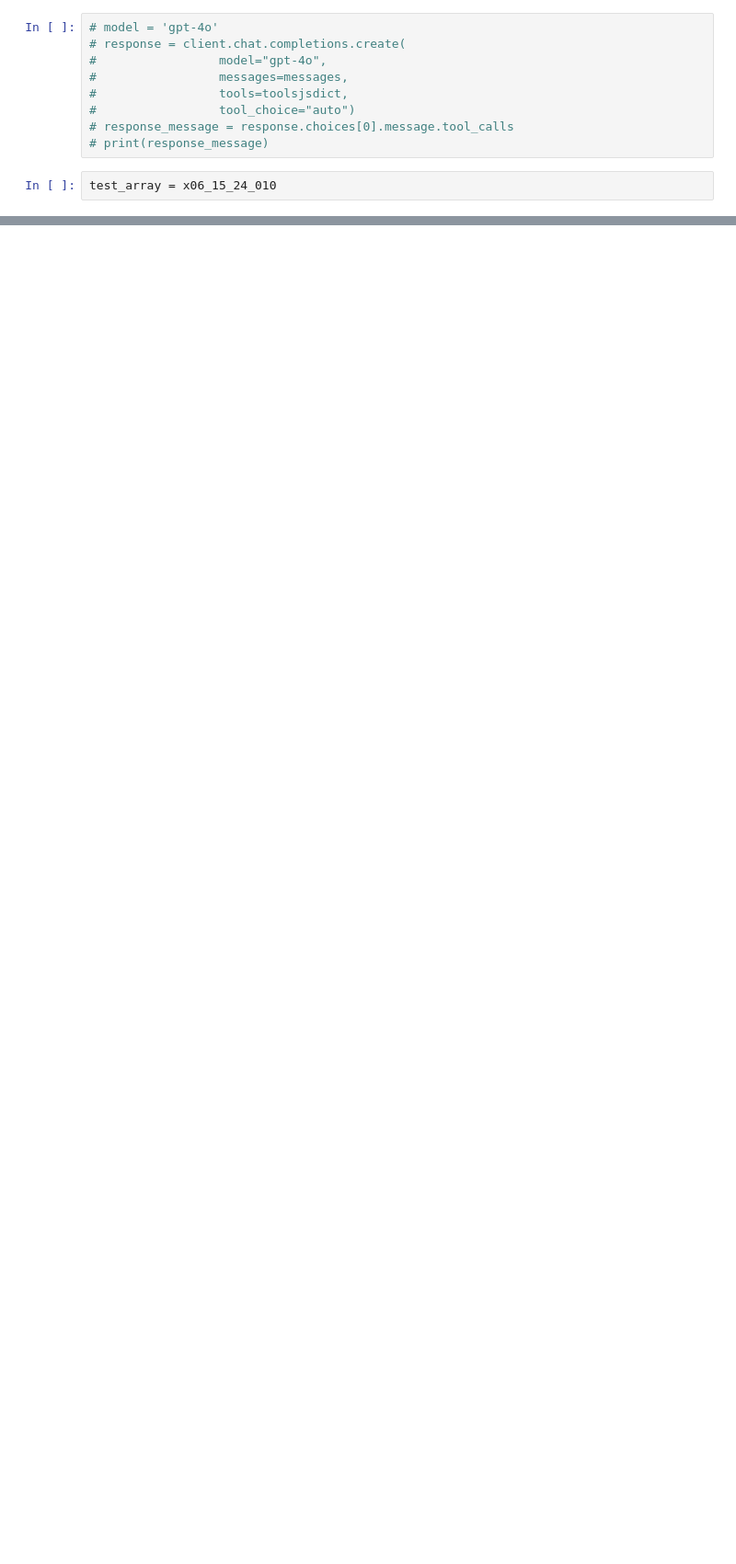
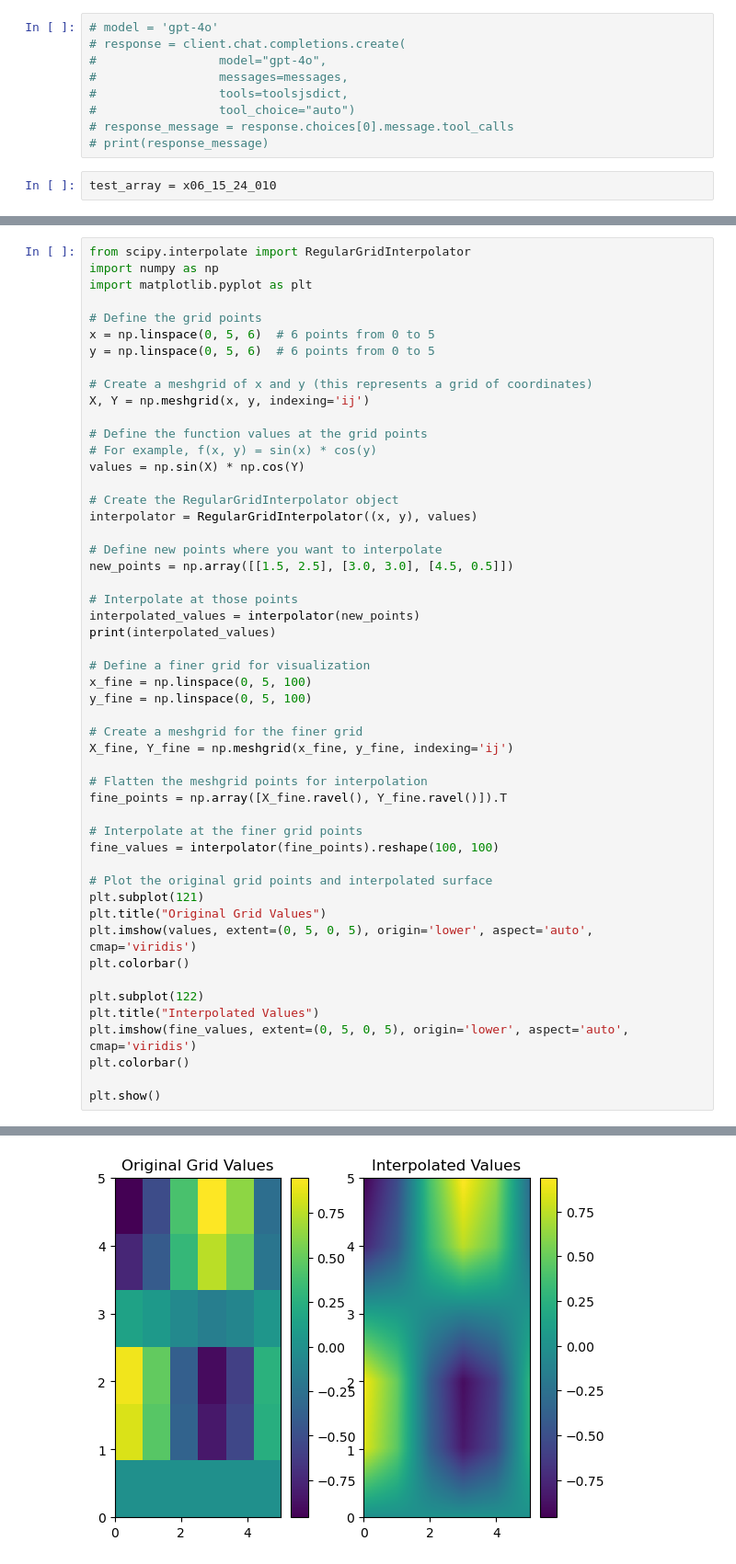
Before and after one commit to BB-84C/DataAnalysisAgent, a Jupyter notebook: Test.ipynb, the cells around one changed output, grey strips where cells are left out. Shown at 92% size. Drawn from its saved outputs; the diff is of its cells as text; blank space fills up the shorter version.

```diff
--- a/Test.ipynb
+++ b/Test.ipynb
@@ -84,0 +127,52 @@ plt.show()
+# %%
+from scipy.interpolate import RegularGridInterpolator
+import numpy as np
+import matplotlib.pyplot as plt
+
+# Define the grid points
+x = np.linspace(0, 5, 6)  # 6 points from 0 to 5
+y = np.linspace(0, 5, 6)  # 6 points from 0 to 5
+
+# Create a meshgrid of x and y (this represents a grid of coordinates)
+X, Y = np.meshgrid(x, y, indexing='ij')
+
+# Define the function values at the grid points
+# For example, f(x, y) = sin(x) * cos(y)
+values = np.sin(X) * np.cos(Y)
+
+# Create the RegularGridInterpolator object
+interpolator = RegularGridInterpolator((x, y), values)
+
+# Define new points where you want to interpolate
+new_points = np.array([[1.5, 2.5], [3.0, 3.0], [4.5, 0.5]])
+
+# Interpolate at those points
+interpolated_values = interpolator(new_points)
+print(interpolated_values)
+
+# Define a finer grid for visualization
+x_fine = np.linspace(0, 5, 100)
+y_fine = np.linspace(0, 5, 100)
+
+# Create a meshgrid for the finer grid
+X_fine, Y_fine = np.meshgrid(x_fine, y_fine, indexing='ij')
+
+# Flatten the meshgrid points for interpolation
+fine_points = np.array([X_fine.ravel(), Y_fine.ravel()]).T
+
+# Interpolate at the finer grid points
+fine_values = interpolator(fine_points).reshape(100, 100)
+
+# Plot the original grid points and interpolated surface
+plt.subplot(121)
+plt.title("Original Grid Values")
+plt.imshow(values, extent=(0, 5, 0, 5), origin='lower', aspect='auto', cmap='viridis')
+plt.colorbar()
+
+plt.subplot(122)
+plt.title("Interpolated Values")
+plt.imshow(fine_values, extent=(0, 5, 0, 5), origin='lower', aspect='auto', cmap='viridis')
+plt.colorbar()
+
+plt.show()
+# %% [output]
@@ -84,0 +180 @@ plt.show()
+[figure, added]
```
Also changed, not shown: parts of 7 cells of this notebook, 6 other files.
